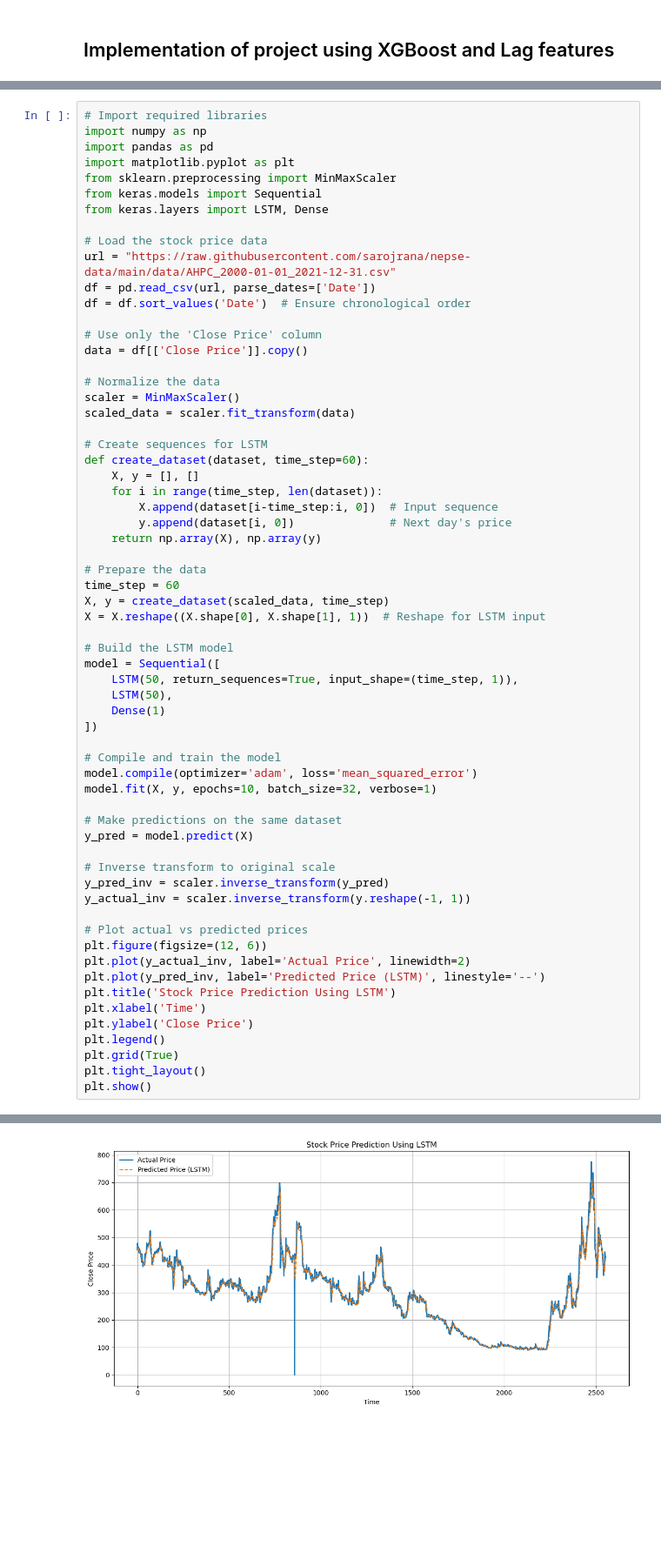
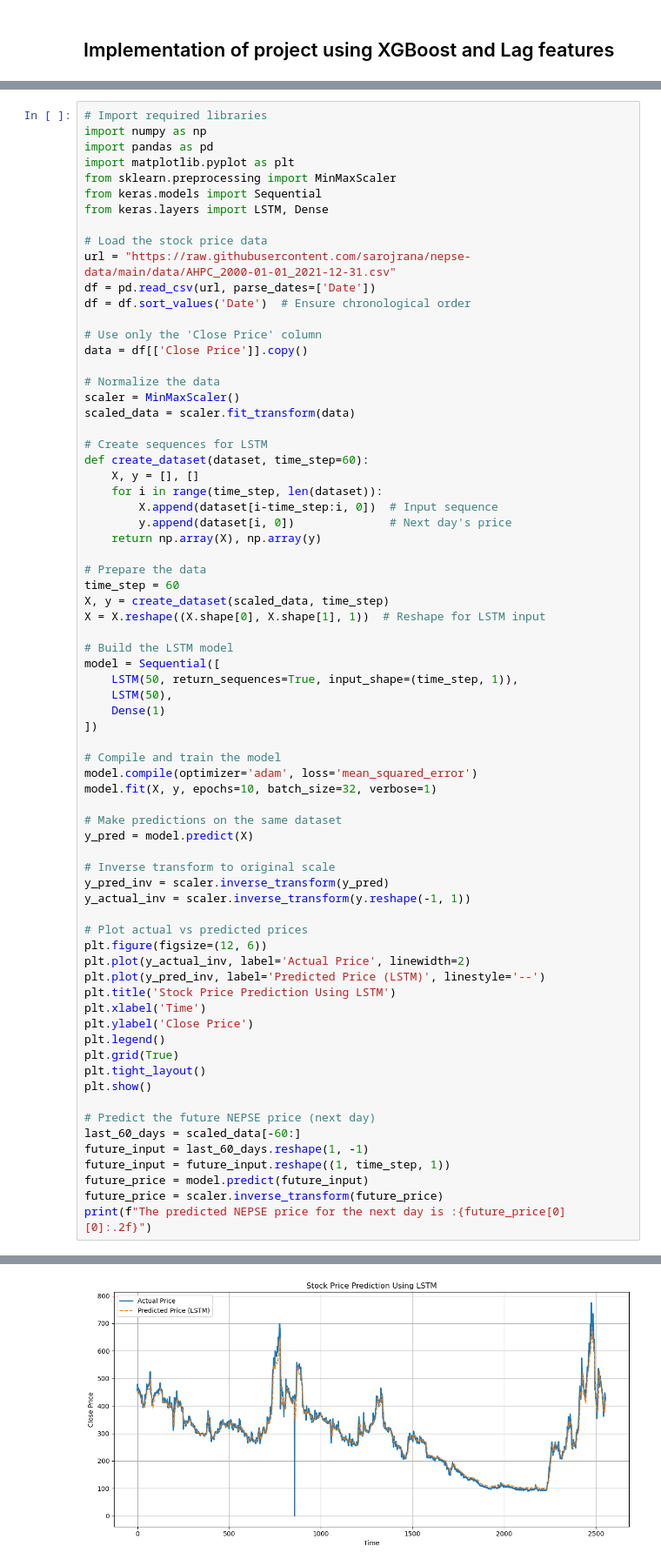
Before and after one commit to anish-upreti/Data-Science-and-ML-with-python, a Jupyter notebook: Assignments and Mini projects/Stock_market_prediction.ipynb, the cells around one changed output, grey strips where cells are left out. Shown at 87% size. Drawn from its saved outputs; the diff is of its cells as text; blank space fills up the shorter version.

```diff
--- a/Assignments and Mini projects/Stock_market_prediction.ipynb
+++ b/Assignments and Mini projects/Stock_market_prediction.ipynb
@@ -332,5 +332,13 @@ plt.legend()
 plt.grid(True)
 plt.tight_layout()
 plt.show()
+
+# Predict the future NEPSE price (next day)
+last_60_days = scaled_data[-60:]
+future_input = last_60_days.reshape(1, -1)
+future_input = future_input.reshape((1, time_step, 1))
+future_price = model.predict(future_input)
+future_price = scaler.inverse_transform(future_price)
+print(f"The predicted NEPSE price for the next day is :{future_price[0][0]:.2f}")
 # %% [output]
 Epoch 1/10
@@ -357 +365 @@ Epoch 10/10
-[figure, old version]
+[figure, new version]
```
Also changed, not shown: parts of 8 cells of this notebook, 2 other files.
